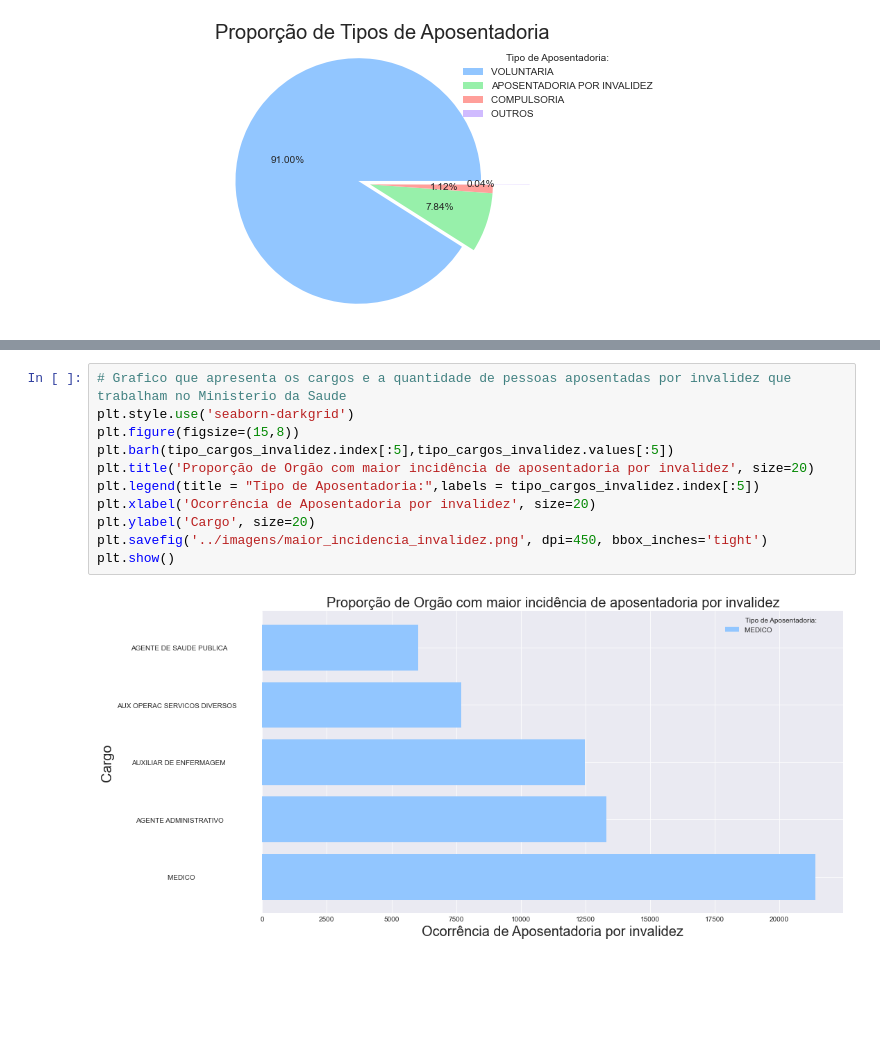
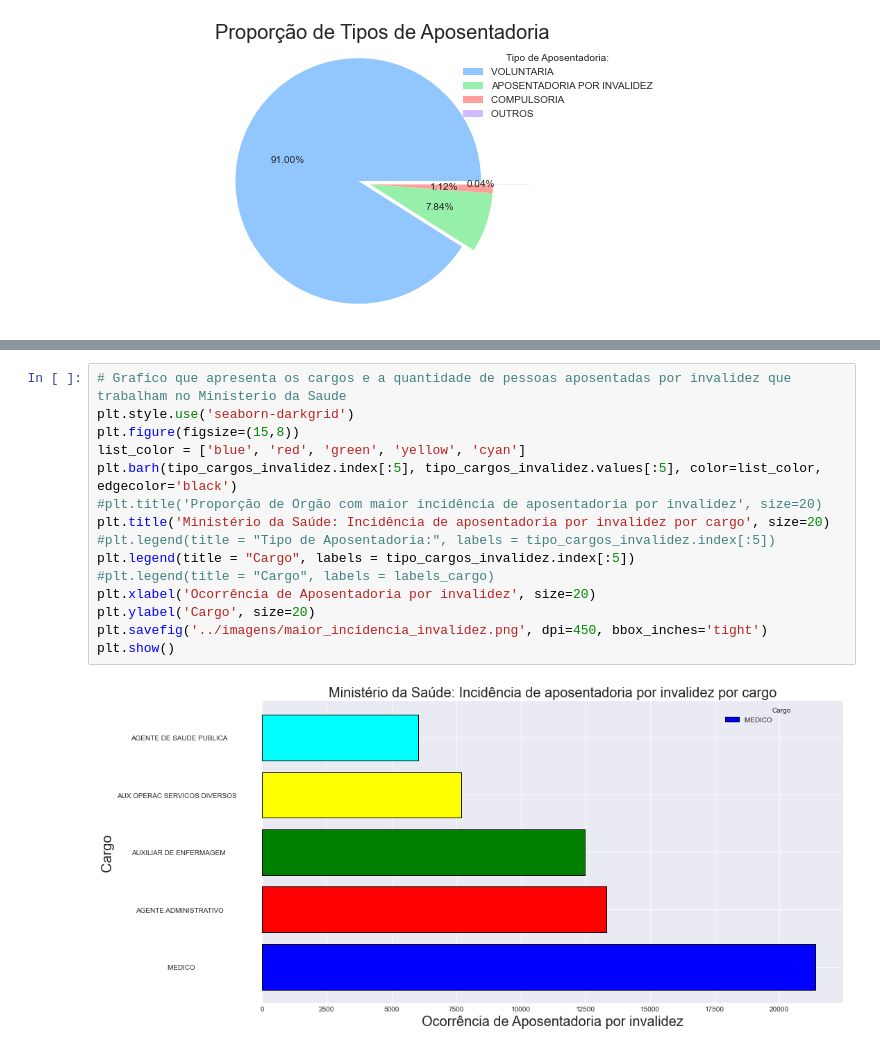
Before and after one commit to NaldoHoracio/datascience-project, a Jupyter notebook: venv_cd/Projeto_Ciencia_de_Dados_Aposentadorias.ipynb, the cells around one changed output, grey strips where cells are left out. Cells and saved outputs as stored; diff of their text form; blank space fills up the shorter version.

```diff
--- a/venv_cd/Projeto_Ciencia_de_Dados_Aposentadorias.ipynb
+++ b/venv_cd/Projeto_Ciencia_de_Dados_Aposentadorias.ipynb
@@ -191,13 +194,17 @@ plt.show()
 # %%
 # Grafico que apresenta os cargos e a quantidade de pessoas aposentadas por invalidez que trabalham no Ministerio da Saude
 plt.style.use('seaborn-darkgrid')
 plt.figure(figsize=(15,8))
-plt.barh(tipo_cargos_invalidez.index[:5],tipo_cargos_invalidez.values[:5])
-plt.title('Proporção de Orgão com maior incidência de aposentadoria por invalidez', size=20)
-plt.legend(title = "Tipo de Aposentadoria:",labels = tipo_cargos_invalidez.index[:5])
+list_color = ['blue', 'red', 'green', 'yellow', 'cyan']
+plt.barh(tipo_cargos_invalidez.index[:5], tipo_cargos_invalidez.values[:5], color=list_color, edgecolor='black')
+#plt.title('Proporção de Orgão com maior incidência de aposentadoria por invalidez', size=20)
+plt.title('Ministério da Saúde: Incidência de aposentadoria por invalidez por cargo', size=20)
+#plt.legend(title = "Tipo de Aposentadoria:", labels = tipo_cargos_invalidez.index[:5])
+plt.legend(title = "Cargo", labels = tipo_cargos_invalidez.index[:5])
+#plt.legend(title = "Cargo", labels = labels_cargo)
 plt.xlabel('Ocorrência de Aposentadoria por invalidez', size=20)
 plt.ylabel('Cargo', size=20)
 plt.savefig('../imagens/maior_incidencia_invalidez.png', dpi=450, bbox_inches='tight')
 plt.show()
 # %% [output]
-[figure, old version]
+[figure, new version]
```
Also changed, not shown: parts of 1 cell of this notebook, 2 other files.
